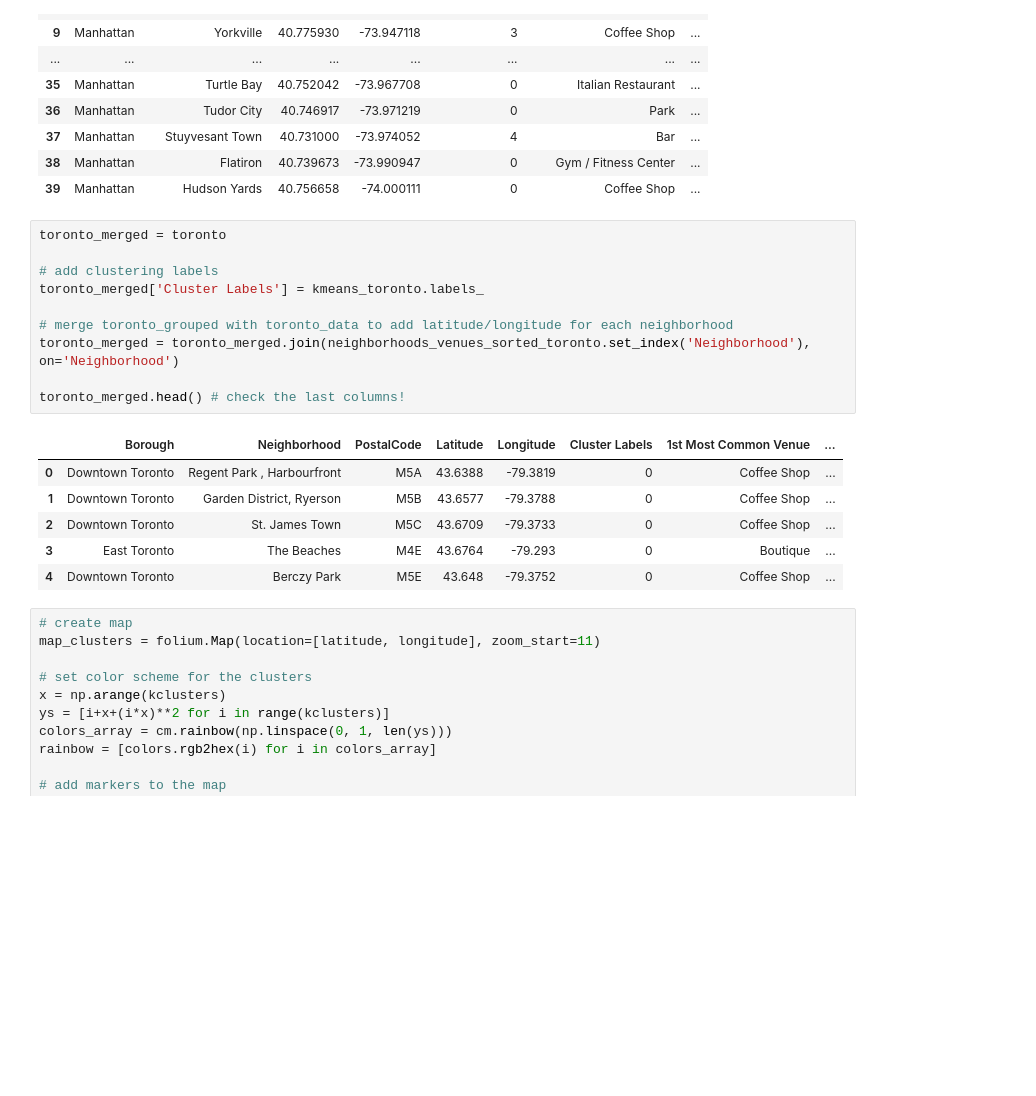
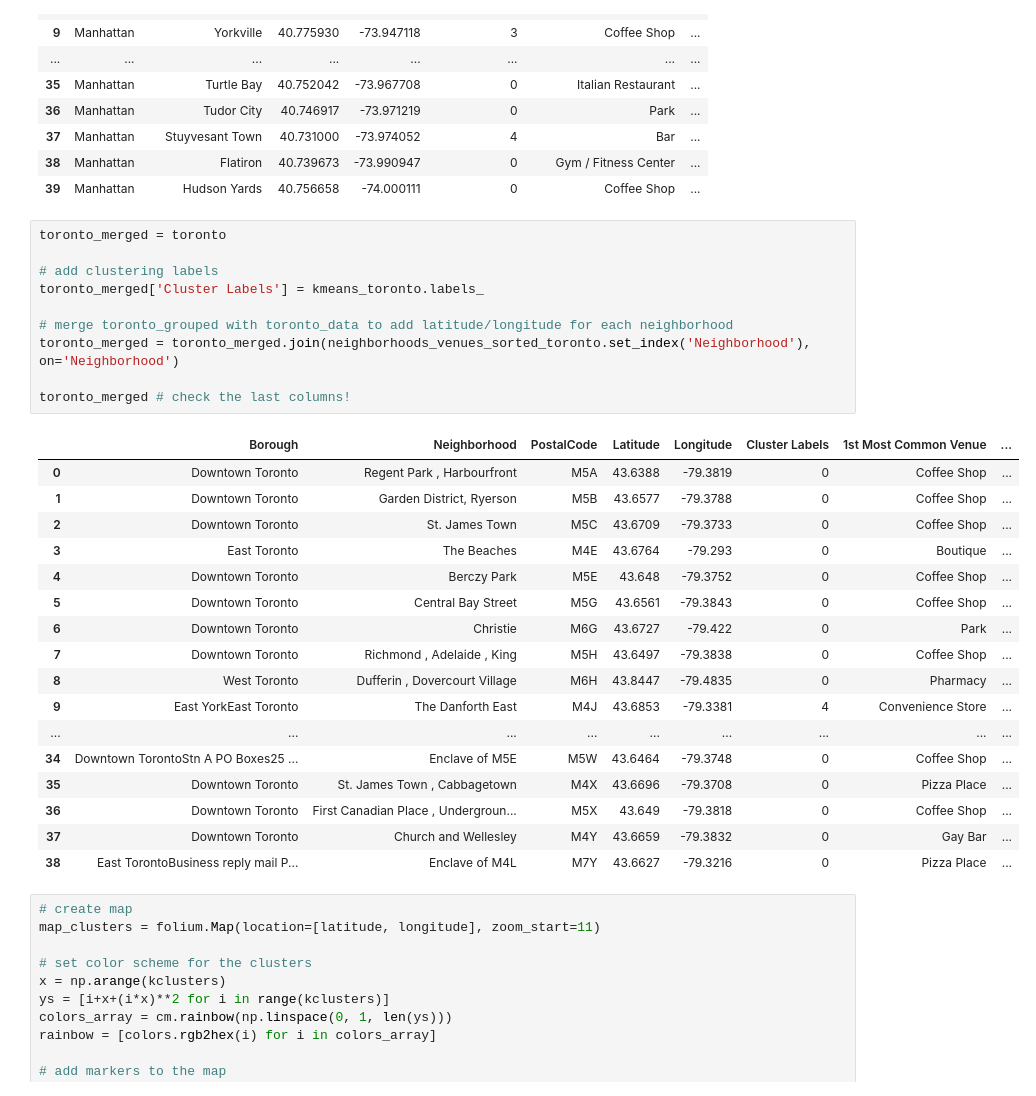
Before and after one commit to hksinha11/Coursera-capstone-project, a Jupyter notebook: Battle of the Neighborhoods.ipynb, the cells around one changed output. Saved outputs shown, nothing was run; the diff lists cells and outputs as text; blank space fills up the shorter version.

```diff
--- a/Battle of the Neighborhoods.ipynb
+++ b/Battle of the Neighborhoods.ipynb
@@ -475,20 +475,31 @@ manhattan_merged # check the last columns!
 # %%
 toronto_merged = toronto
 
 # add clustering labels
 toronto_merged['Cluster Labels'] = kmeans_toronto.labels_
 
 # merge toronto_grouped with toronto_data to add latitude/longitude for each neighborhood
 toronto_merged = toronto_merged.join(neighborhoods_venues_sorted_toronto.set_index('Neighborhood'), on='Neighborhood')
 
-toronto_merged.head() # check the last columns!
+toronto_merged # check the last columns!
 # %% [output]
 |  | Borough | Neighborhood | PostalCode | Latitude | Longitude | Cluster Labels | 1st Most Common Venue | ... |
 | 0 | Downtown Toronto | Regent Park , Harbourfront | M5A | 43.6388 | -79.3819 | 0 | Coffee Shop | ... |
 | 1 | Downtown Toronto | Garden District, Ryerson | M5B | 43.6577 | -79.3788 | 0 | Coffee Shop | ... |
 | 2 | Downtown Toronto | St. James Town | M5C | 43.6709 | -79.3733 | 0 | Coffee Shop | ... |
 | 3 | East Toronto | The Beaches | M4E | 43.6764 | -79.293 | 0 | Boutique | ... |
 | 4 | Downtown Toronto | Berczy Park | M5E | 43.648 | -79.3752 | 0 | Coffee Shop | ... |
+| 5 | Downtown Toronto | Central Bay Street | M5G | 43.6561 | -79.3843 | 0 | Coffee Shop | ... |
+| 6 | Downtown Toronto | Christie | M6G | 43.6727 | -79.422 | 0 | Park | ... |
+| 7 | Downtown Toronto | Richmond , Adelaide , King | M5H | 43.6497 | -79.3838 | 0 | Coffee Shop | ... |
+| 8 | West Toronto | Dufferin , Dovercourt Village | M6H | 43.8447 | -79.4835 | 0 | Pharmacy | ... |
+| 9 | East YorkEast Toronto | The Danforth East | M4J | 43.6853 | -79.3381 | 4 | Convenience Store | ... |
+| ... | ... | ... | ... | ... | ... | ... | ... | ... |
+| 34 | Downtown TorontoStn A PO Boxes25 ... | Enclave of M5E | M5W | 43.6464 | -79.3748 | 0 | Coffee Shop | ... |
+| 35 | Downtown Toronto | St. James Town , Cabbagetown | M4X | 43.6696 | -79.3708 | 0 | Pizza Place | ... |
+| 36 | Downtown Toronto | First Canadian Place , Undergroun... | M5X | 43.649 | -79.3818 | 0 | Coffee Shop | ... |
+| 37 | Downtown Toronto | Church and Wellesley | M4Y | 43.6659 | -79.3832 | 0 | Gay Bar | ... |
+| 38 | East TorontoBusiness reply mail P... | Enclave of M4L | M7Y | 43.6627 | -79.3216 | 0 | Pizza Place | ... |
 # %%
 # create map
 map_clusters = folium.Map(location=[latitude, longitude], zoom_start=11)
```
Also changed, not shown: parts of 17 cells of this notebook.
